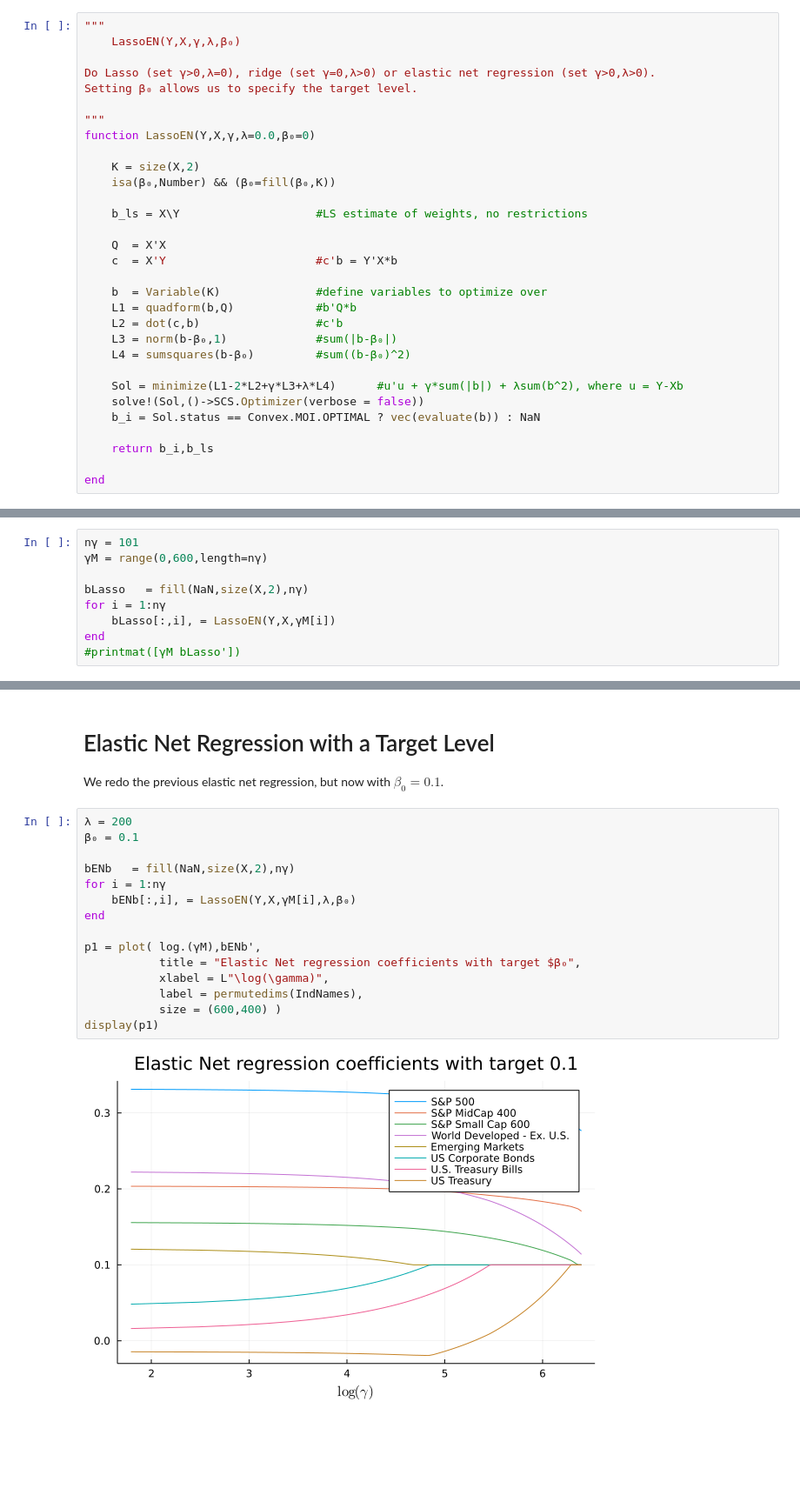
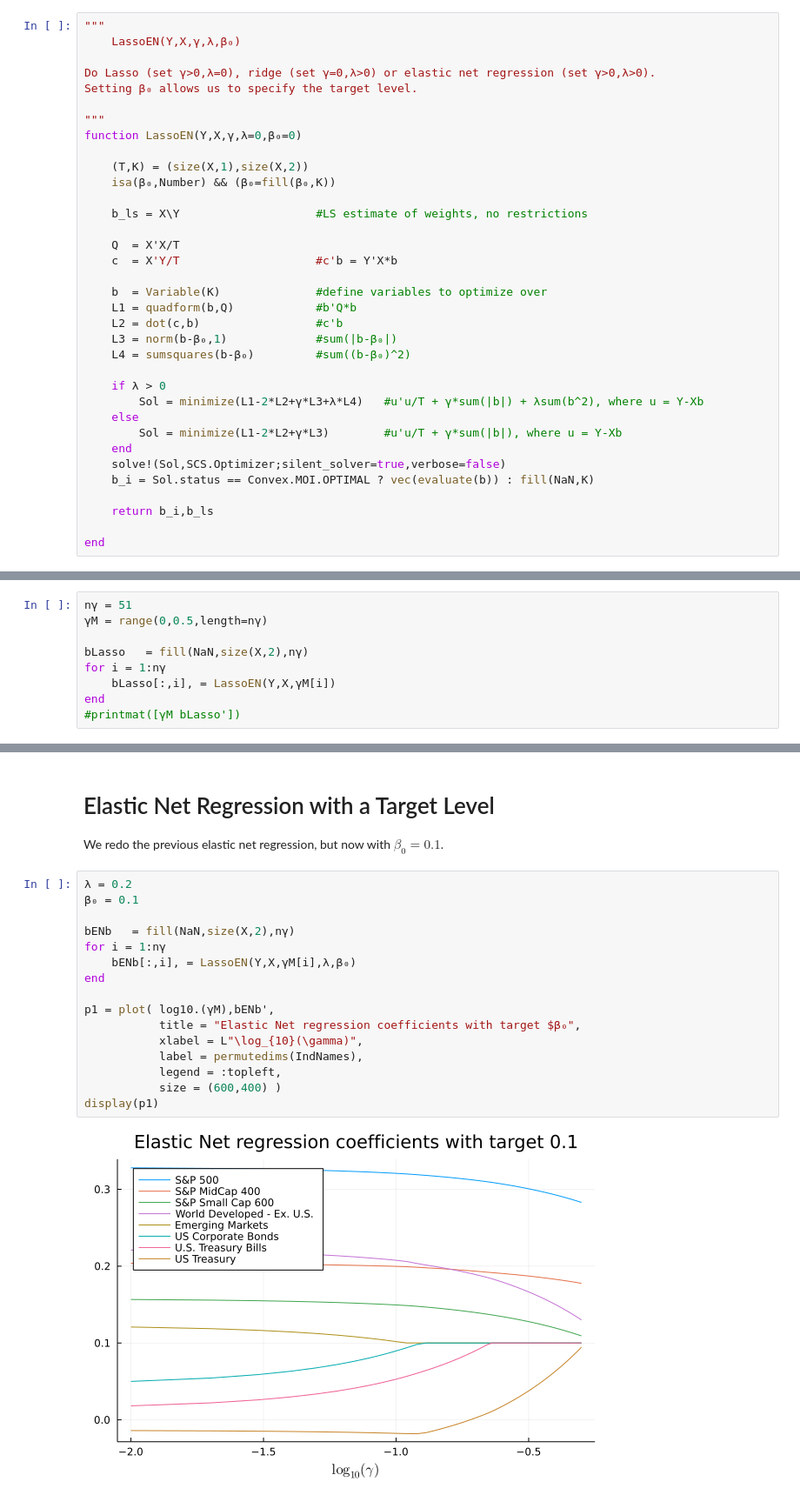
Before and after one commit to PaulSoderlind/FinancialEconometrics, a Jupyter notebook: Ch07_OLS_Lasso.ipynb, the cells around one changed output, grey strips where cells are left out. Shown: that part at 87% size. Cells and saved outputs as stored; diff of their text form; blank space fills up the shorter version.

```diff
--- a/Ch07_OLS_Lasso.ipynb
+++ b/Ch07_OLS_Lasso.ipynb
@@ -52,15 +52,15 @@ Do Lasso (set γ>0,λ=0), ridge (set γ=0,λ>0) or elastic net regression (set
 Setting β₀ allows us to specify the target level.
 
 """
-function LassoEN(Y,X,γ,λ=0.0,β₀=0)
+function LassoEN(Y,X,γ,λ=0,β₀=0)
 
-    K = size(X,2)
+    (T,K) = (size(X,1),size(X,2))
     isa(β₀,Number) && (β₀=fill(β₀,K))
 
     b_ls = X\Y                    #LS estimate of weights, no restrictions
 
-    Q  = X'X
-    c  = X'Y                      #c'b = Y'X*b
+    Q  = X'X/T
+    c  = X'Y/T                    #c'b = Y'X*b
 
     b  = Variable(K)              #define variables to optimize over
     L1 = quadform(b,Q)            #b'Q*b
@@ -68,9 +68,13 @@ function LassoEN(Y,X,γ,λ=0.0,β₀=0)
     L3 = norm(b-β₀,1)             #sum(|b-β₀|)
     L4 = sumsquares(b-β₀)         #sum((b-β₀)^2)
 
-    Sol = minimize(L1-2*L2+γ*L3+λ*L4)      #u'u + γ*sum(|b|) + λsum(b^2), where u = Y-Xb
-    solve!(Sol,()->SCS.Optimizer(verbose = false))
-    b_i = Sol.status == Convex.MOI.OPTIMAL ? vec(evaluate(b)) : NaN
+    if λ > 0
+        Sol = minimize(L1-2*L2+γ*L3+λ*L4)   #u'u/T + γ*sum(|b|) + λsum(b^2), where u = Y-Xb
+    else
+        Sol = minimize(L1-2*L2+γ*L3)        #u'u/T + γ*sum(|b|), where u = Y-Xb
+    end
+    solve!(Sol,SCS.Optimizer;silent_solver=true,verbose=false)
+    b_i = Sol.status == Convex.MOI.OPTIMAL ? vec(evaluate(b)) : fill(NaN,K)
 
     return b_i,b_ls
 
@@ -115,8 +119,8 @@ We now loop over $\gamma$ values.
 
 Remark: it would be quicker to put this loop inside the `LassoEN()` function so as to not recreate `L1`-`L4`.
 # %%
-nγ = 101
-γM = range(0,600,length=nγ)
+nγ = 51
+γM = range(0,0.5,length=nγ)
 
 bLasso   = fill(NaN,size(X,2),nγ)
 for i = 1:nγ
@@ -213,19 +219,20 @@ display(p1)
 
 We redo the previous elastic net regression, but now with $\beta_0=0.1$.
 # %%
-λ = 200
+λ = 0.2
 β₀ = 0.1
 
 bENb   = fill(NaN,size(X,2),nγ)
 for i = 1:nγ
     bENb[:,i], = LassoEN(Y,X,γM[i],λ,β₀)
 end
 
-p1 = plot( log.(γM),bENb',
+p1 = plot( log10.(γM),bENb',
            title = "Elastic Net regression coefficients with target $β₀",
-           xlabel = L"\log(\gamma)",
+           xlabel = L"\log_{10}(\gamma)",
            label = permutedims(IndNames),
+           legend = :topleft,
            size = (600,400) )
 display(p1)
 # %% [output]
-[figure, old version]
+[figure, new version]
```
Also changed, not shown: parts of 11 cells of this notebook.
